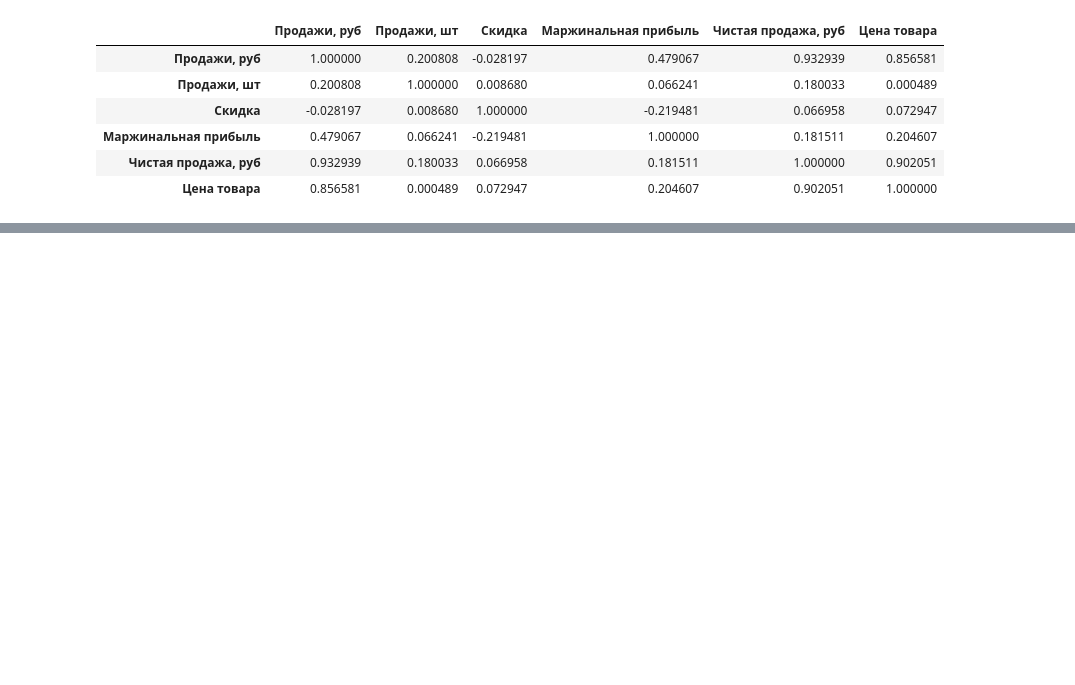
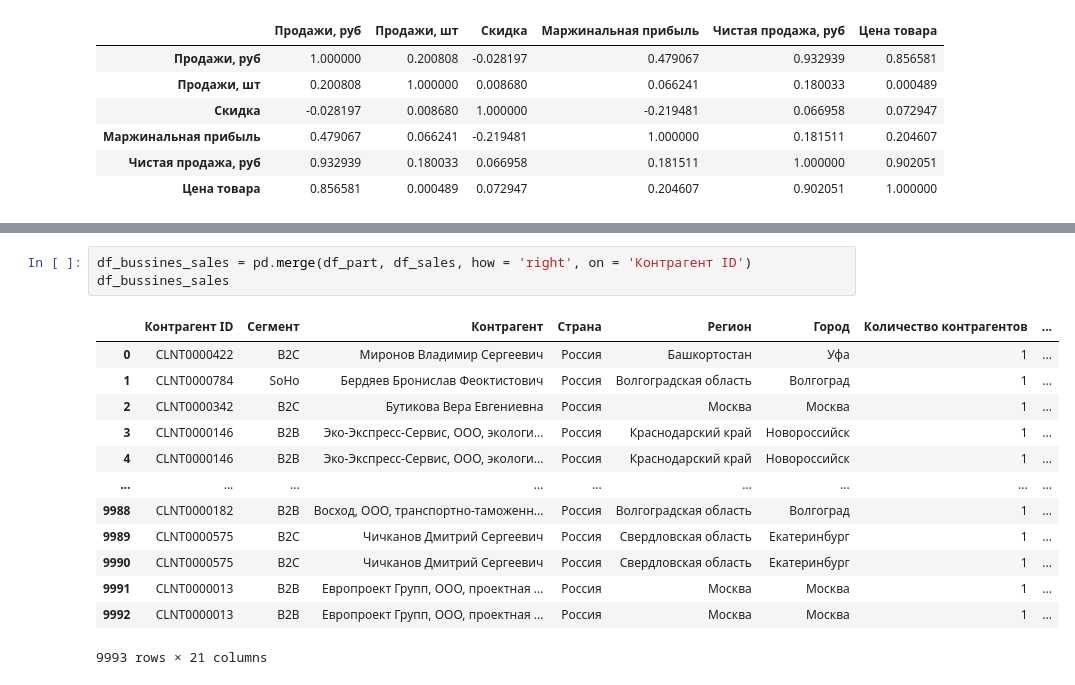
Before and after one commit to OctoBus177/Krok_data_analyses, a Jupyter notebook: all.ipynb, the cells around one changed output, grey strips where cells are left out. Cells and saved outputs as stored; diff of their text form; blank space fills up the shorter version.

```diff
--- a/all.ipynb
+++ b/all.ipynb
@@ -679,0 +692,17 @@ sns.pairplot(df_sales_analysis,hue='ABC')
+# %%
+df_bussines_sales = pd.merge(df_part, df_sales, how = 'right', on = 'Контрагент ID')
+df_bussines_sales
+# %% [output]
+|  | Контрагент ID | Сегмент | Контрагент | Страна | Регион | Город | Количество контрагентов | ... |
+| 0 | CLNT0000422 | B2C | Миронов Владимир Сергеевич | Россия | Башкортостан | Уфа | 1 | ... |
+| 1 | CLNT0000784 | SoHo | Бердяев Бронислав Феоктистович | Россия | Волгоградская область | Волгоград | 1 | ... |
+| 2 | CLNT0000342 | B2C | Бутикова Вера Евгениевна | Россия | Москва | Москва | 1 | ... |
+| 3 | CLNT0000146 | B2B | Эко-Экспресс-Сервис, ООО, экологи... | Россия | Краснодарский край | Новороссийск | 1 | ... |
+| 4 | CLNT0000146 | B2B | Эко-Экспресс-Сервис, ООО, экологи... | Россия | Краснодарский край | Новороссийск | 1 | ... |
+| ... | ... | ... | ... | ... | ... | ... | ... | ... |
+| 9988 | CLNT0000182 | B2B | Восход, ООО, транспортно-таможенн... | Россия | Волгоградская область | Волгоград | 1 | ... |
+| 9989 | CLNT0000575 | B2C | Чичканов Дмитрий Сергеевич | Россия | Свердловская область | Екатеринбург | 1 | ... |
+| 9990 | CLNT0000575 | B2C | Чичканов Дмитрий Сергеевич | Россия | Свердловская область | Екатеринбург | 1 | ... |
+| 9991 | CLNT0000013 | B2B | Европроект Групп, ООО, проектная ... | Россия | Москва | Москва | 1 | ... |
+| 9992 | CLNT0000013 | B2B | Европроект Групп, ООО, проектная ... | Россия | Москва | Москва | 1 | ... |
+9993 rows × 21 columns
```
Also changed, not shown: parts of 26 cells of this notebook, 2 other files.
